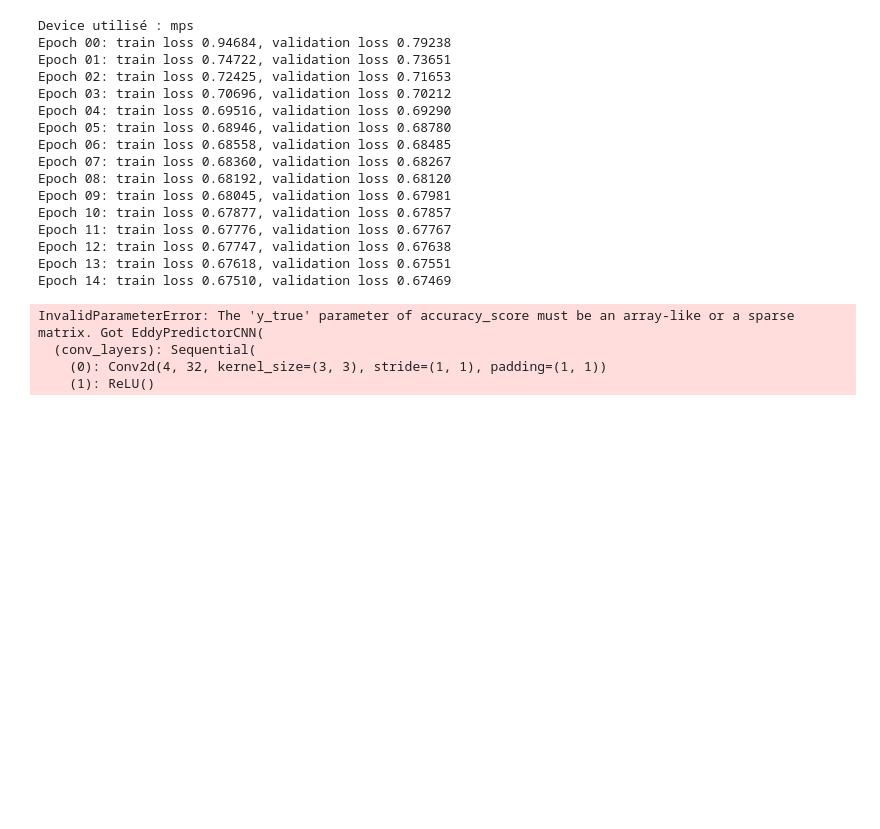
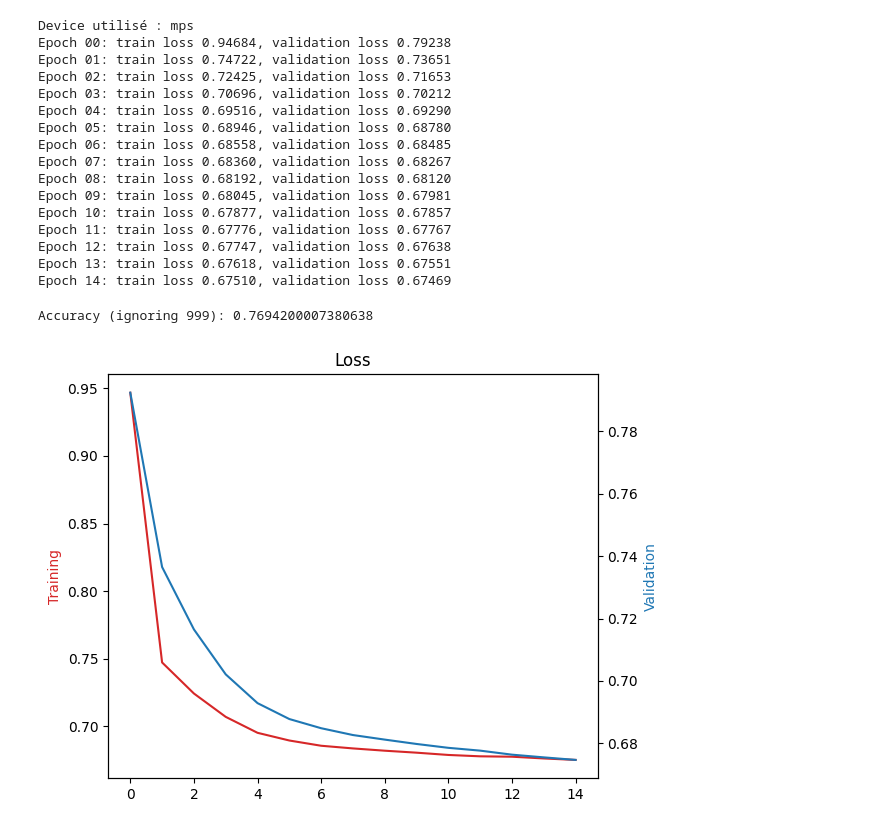
Before and after one commit to julesmf/la_rondelle, a Jupyter notebook: temp.ipynb, the cells around one changed output. Cells and saved outputs as stored; diff of their text form; code cells hidden in the pictures; blank space fills up the shorter version.

```diff
--- a/temp.ipynb
+++ b/temp.ipynb
@@ -462,41 +513,11 @@ Epoch 11: train loss 0.67776, validation loss 0.67767
 Epoch 12: train loss 0.67747, validation loss 0.67638
 Epoch 13: train loss 0.67618, validation loss 0.67551
 Epoch 14: train loss 0.67510, validation loss 0.67469
-# %%
-from matplotlib import pyplot as plt
-
-def plot_train_val(train, valid):
-    fig, ax1 = plt.subplots()
-    color = 'tab:red'
-    ax1.set_ylabel('Training', color=color)
-    ax1.plot(train, color=color)
-    ax2 = ax1.twinx()
-    color = 'tab:blue'
-    ax2.set_ylabel('Validation', color=color)
-    plt.title('Loss')
-    ax2.plot(valid, color=color)
-    fig.tight_layout()
-
-def get_valid_predictions(net, loader):
-    net.eval() # pas en mode entrainement
-    all_labels = np.array([])
-    predictions = np.array([])
-    with torch.no_grad():
-        for data in loader:
-            input, labels = data
-            input, labels = input.to(device), labels.to(device)
-            outputs = net(input)
-            _, predicted = torch.max(outputs, 1) # Cette fois nous voulons des labels (plus la proba d'avoir chaque label), donc torch.max
-            all_labels = np.append(all_labels, labels.cpu().numpy())  # Ramène sur CPU
-            predictions = np.append(predictions, predicted.cpu().numpy())
-    return all_labels, predictions
-
-from sklearn.metrics import accuracy_score
-
-print('Accuracy: ', accuracy_score(model, val_loader))
-plot_train_val(train_history, valid_history)
-# %% [output]
-InvalidParameterError: The 'y_true' parameter of accuracy_score must be an array-like or a sparse matrix. Got EddyPredictorCNN(
-  (conv_layers): Sequential(
-    (0): Conv2d(4, 32, kernel_size=(3, 3), stride=(1, 1), padding=(1, 1))
-    (1): ReLU()
+# %%
+all_labels, all_preds = get_valid_predictions(model, val_loader, device)
+acc = accuracy_score(all_labels, all_preds)
+print("Accuracy (ignoring 999):", acc)
+plot_train_val(train_history, valid_history)
+# %% [output]
+Accuracy (ignoring 999): 0.7694200007380638
+[figure, added]
```
Also changed, not shown: parts of 3 cells of this notebook.
